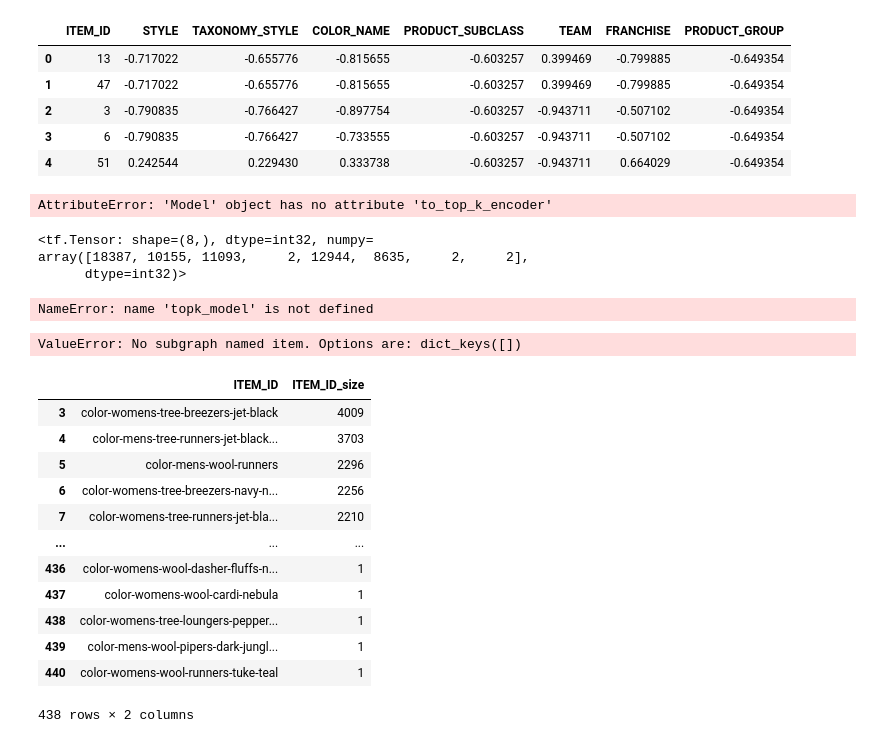
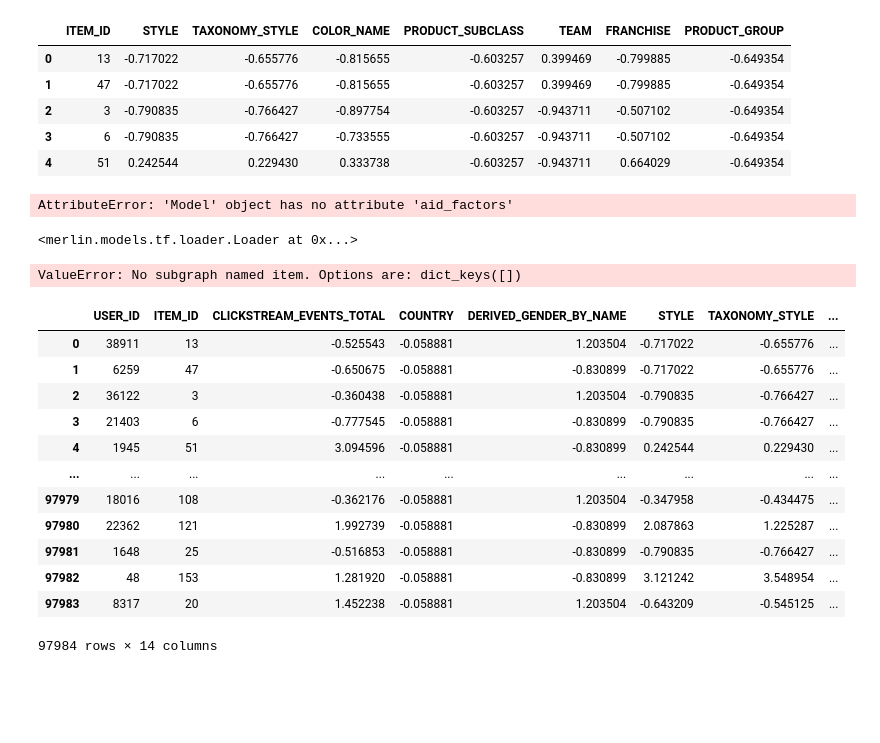
Before and after one commit to wildd96/all-recsys, a Jupyter notebook: main.ipynb, the cells around one changed output. Cells and saved outputs as stored; diff of their text form; code cells hidden in the pictures; blank space fills up the shorter version.

```diff
--- a/main.ipynb
+++ b/main.ipynb
@@ -37,2 +0,0 @@ WARNING:tensorflow:Please fix your imports. Module tensorflow.python.training.tr
-# %%
-pd.set_option('display.max_columns', None)
@@ -268,27 +53,17 @@ candidate_features.head()
 | 2 | 3 | -0.790835 | -0.766427 | -0.897754 | -0.603257 | -0.943711 | -0.507102 | -0.649354 |
 | 3 | 6 | -0.790835 | -0.766427 | -0.733555 | -0.603257 | -0.943711 | -0.507102 | -0.649354 |
 | 4 | 51 | 0.242544 | 0.229430 | 0.333738 | -0.603257 | -0.943711 | 0.664029 | -0.649354 |
-# %%
-topk = 20
-topk_model = model.to_top_k_encoder(candidate_features, k=topk, batch_size=128)
-
-# we can set `metrics` param in the `compile(), if we want
-topk_model.compile(run_eagerly=False)
-# %% [output]
-AttributeError: 'Model' object has no attribute 'to_top_k_encoder'
+# %%
+embeddings = model.aid_factors.weight.detach().numpy()
+# %% [output]
+AttributeError: 'Model' object has no attribute 'aid_factors'
 # %%
 eval_loader = mm.Loader(valid, batch_size=8, shuffle=False)
 batch = next(iter(eval_loader))
-# %%
-batch[0]['USER_ID']
-# %% [output]
-<tf.Tensor: shape=(8,), dtype=int32, numpy=
-array([18387, 10155, 11093,     2, 12944,  8635,     2,     2],
-      dtype=int32)>
-# %%
-topk_model(batch[0])
-# %% [output]
-NameError: name 'topk_model' is not defined
+# %%
+eval_loader
+# %% [output]
+<merlin.models.tf.loader.Loader at 0x...>
 # %%
 from merlin.systems.dag.ops.tensorflow import PredictTensorflow
 from merlin.systems.dag.ops.workflow import TransformWorkflow
@@ -302,18 +77,18 @@ ValueError: No subgraph named item. Options are: dict_keys([])
 # %%
 import pandas as pd
 cwd = os.getcwd()
-pd.read_parquet('integration/workflow/integration/workflow/unique.ITEM_ID.parquet', engine='pyarrow')
+pd.read_parquet('integration/train/part_0.parquet', engine='pyarrow')
 # %% [output]
-|  | ITEM_ID | ITEM_ID_size |
-| 3 | color-womens-tree-breezers-jet-black | 4009 |
-| 4 | color-mens-tree-runners-jet-black... | 3703 |
-| 5 | color-mens-wool-runners | 2296 |
-| 6 | color-womens-tree-breezers-navy-n... | 2256 |
-| 7 | color-womens-tree-runners-jet-bla... | 2210 |
-| ... | ... | ... |
-| 436 | color-womens-wool-dasher-fluffs-n... | 1 |
-| 437 | color-womens-wool-cardi-nebula | 1 |
-| 438 | color-womens-tree-loungers-pepper... | 1 |
-| 439 | color-mens-wool-pipers-dark-jungl... | 1 |
-| 440 | color-womens-wool-runners-tuke-teal | 1 |
+|  | USER_ID | ITEM_ID | CLICKSTREAM_EVENTS_TOTAL | COUNTRY | DERIVED_GENDER_BY_NAME | STYLE | TAXONOMY_STYLE | ... |
+| 0 | 38911 | 13 | -0.525543 | -0.058881 | 1.203504 | -0.717022 | -0.655776 | ... |
+| 1 | 6259 | 47 | -0.650675 | -0.058881 | -0.830899 | -0.717022 | -0.655776 | ... |
+| 2 | 36122 | 3 | -0.360438 | -0.058881 | 1.203504 | -0.790835 | -0.766427 | ... |
+| 3 | 21403 | 6 | -0.777545 | -0.058881 | -0.830899 | -0.790835 | -0.766427 | ... |
+| 4 | 1945 | 51 | 3.094596 | -0.058881 | -0.830899 | 0.242544 | 0.229430 | ... |
+| ... | ... | ... | ... | ... | ... | ... | ... | ... |
+| 97979 | 18016 | 108 | -0.362176 | -0.058881 | 1.203504 | -0.347958 | -0.434475 | ... |
+| 97980 | 22362 | 121 | 1.992739 | -0.058881 | -0.830899 | 2.087863 | 1.225287 | ... |
+| 97981 | 1648 | 25 | -0.516853 | -0.058881 | -0.830899 | -0.790835 | -0.766427 | ... |
+| 97982 | 48 | 153 | 1.281920 | -0.058881 | -0.830899 | 3.121242 | 3.548954 | ... |
+| 97983 | 8317 | 20 | 1.452238 | -0.058881 | 1.203504 | -0.643209 | -0.545125 | ... |
-438 rows × 2 columns
+97984 rows × 14 columns
```
Also changed, not shown: parts of 15 cells of this notebook, 1 other file.
